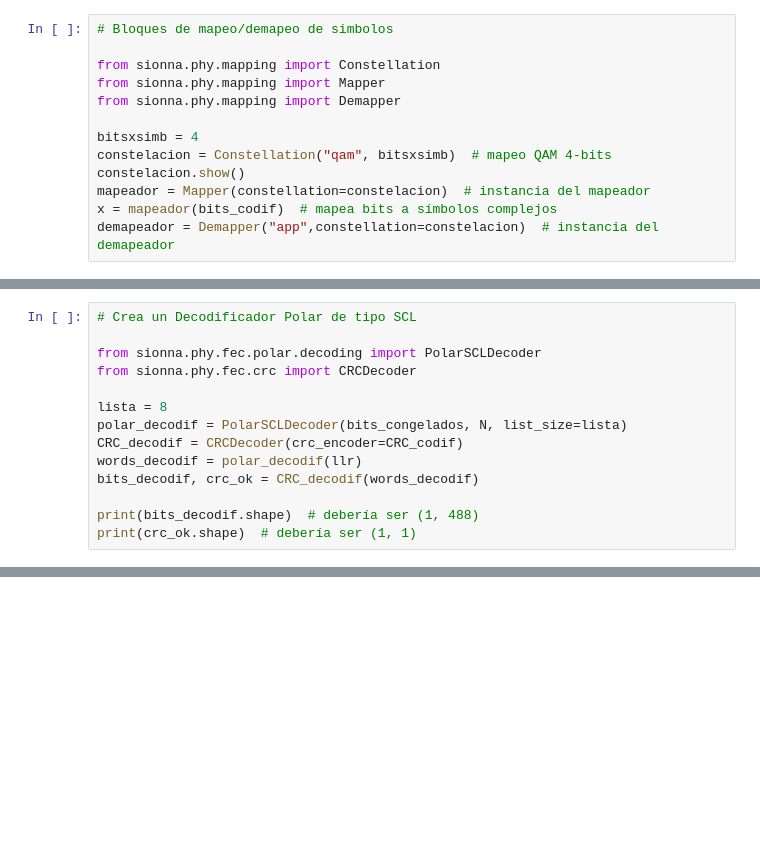
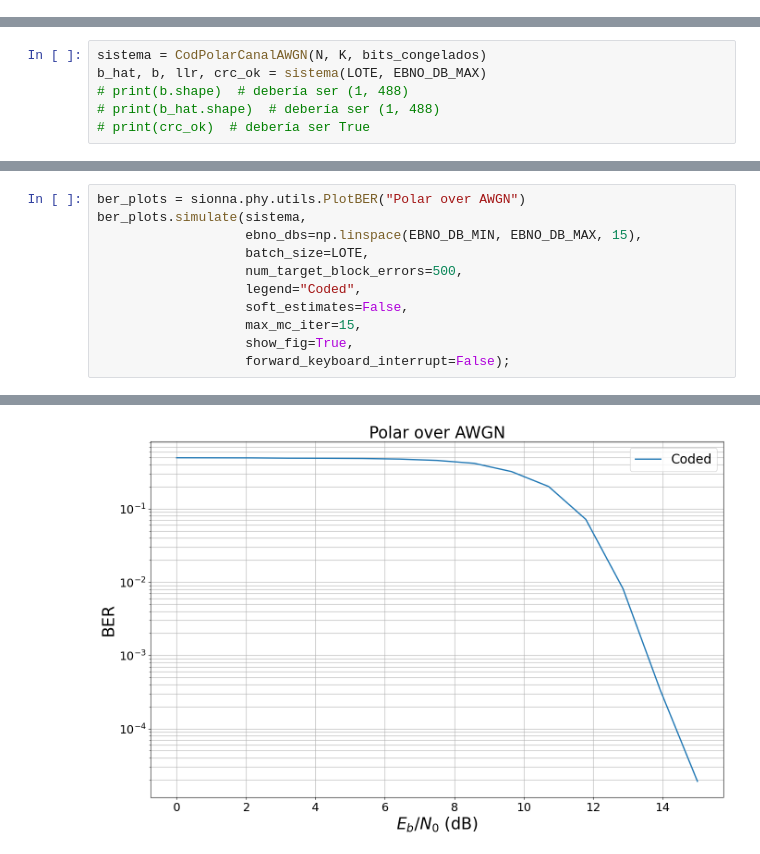
Before and after one commit to niniogolem/tf, a Jupyter notebook: tf_helloworld.ipynb, the cells around one changed output, grey strips where cells are left out. Cells and saved outputs as stored; diff of their text form; blank space fills up the shorter version.

```diff
--- a/tf_helloworld.ipynb
+++ b/tf_helloworld.ipynb
@@ -49,13 +22,0 @@ I0000 00:00:1747157096.426849    2400 gpu_device.cc:2019] Created device /job:lo
-# %%
-# Bloques de mapeo/demapeo de simbolos
-
-from sionna.phy.mapping import Constellation
-from sionna.phy.mapping import Mapper
-from sionna.phy.mapping import Demapper
-
-bitsxsimb = 4
-constelacion = Constellation("qam", bitsxsimb)  # mapeo QAM 4-bits
-constelacion.show()
-mapeador = Mapper(constellation=constelacion)  # instancia del mapeador
-x = mapeador(bits_codif)  # mapea bits a símbolos complejos
-demapeador = Demapper("app",constellation=constelacion)  # instancia del demapeador
@@ -86,14 +22,0 @@ plt.title("Simbolos Recibidos");
-# %%
-# Crea un Decodificador Polar de tipo SCL
-
-from sionna.phy.fec.polar.decoding import PolarSCLDecoder
-from sionna.phy.fec.crc import CRCDecoder
-
-lista = 8
-polar_decodif = PolarSCLDecoder(bits_congelados, N, list_size=lista)
-CRC_decodif = CRCDecoder(crc_encoder=CRC_codif)
-words_decodif = polar_decodif(llr)
-bits_decodif, crc_ok = CRC_decodif(words_decodif)
-
-print(bits_decodif.shape)  # debería ser (1, 488)
-print(crc_ok.shape)  # debería ser (1, 1)
@@ -102,0 +67,6 @@ print(crc_ok.shape)  # debería ser (1, 1)
+# %%
+sistema = CodPolarCanalAWGN(N, K, bits_congelados)
+b_hat, b, llr, crc_ok = sistema(LOTE, EBNO_DB_MAX)
+# print(b.shape)  # debería ser (1, 488)
+# print(b_hat.shape)  # debería ser (1, 488)
+# print(crc_ok)  # debería ser True
@@ -102,0 +91,12 @@ print(crc_ok.shape)  # debería ser (1, 1)
+# %%
+ber_plots = sionna.phy.utils.PlotBER("Polar over AWGN")
+ber_plots.simulate(sistema,
+                   ebno_dbs=np.linspace(EBNO_DB_MIN, EBNO_DB_MAX, 15),
+                   batch_size=LOTE,
+                   num_target_block_errors=500,
+                   legend="Coded",
+                   soft_estimates=False,
+                   max_mc_iter=15,
+                   show_fig=True,
+                   forward_keyboard_interrupt=False);
+# %% [output]
@@ -102,0 +120 @@ print(crc_ok.shape)  # debería ser (1, 1)
+[figure, added]
```
Also changed, not shown: parts of 11 cells of this notebook, 3 other files.
